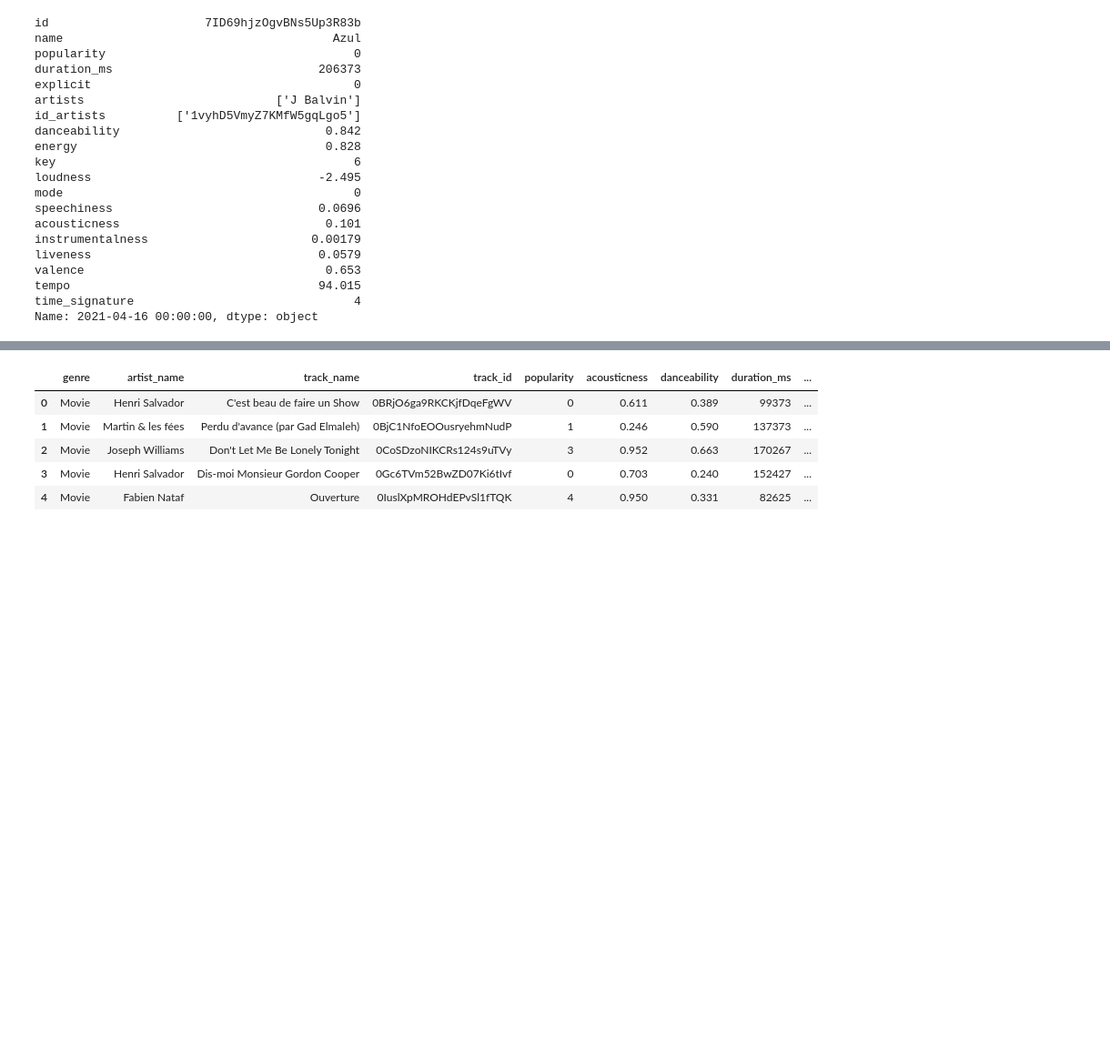
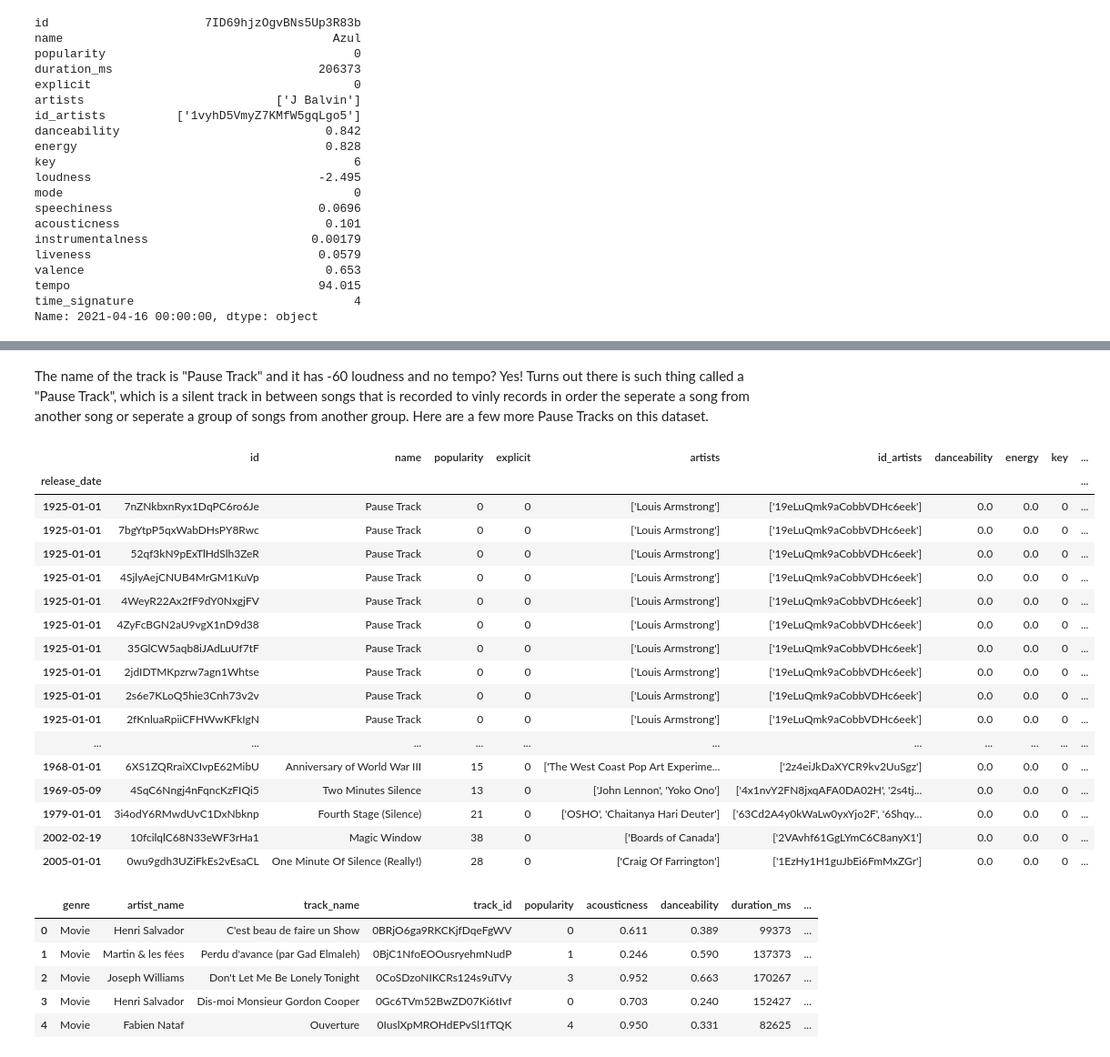
Before and after one commit to Parth-Gupta10/spotify-data-analysis, a Jupyter notebook: Spotify Analysis.ipynb, the cells around one changed output, grey strips where cells are left out. Shown at 91% size. Cells and saved outputs as stored; diff of their text form; code cells hidden in the pictures; blank space fills up the shorter version.

```diff
--- a/Spotify Analysis.ipynb
+++ b/Spotify Analysis.ipynb
@@ -350,7 +332,5 @@ fig.show()
 # %%
 #Average Duration over the years in seconds
-df_tracks = df_tracks.sort_index()
-df_tracks = df_tracks[1:]
 fig = px.bar(df_tracks["duration"].groupby(pd.Grouper(freq="Y")).mean(),labels={
                      "release_date": "Release Year",
                      "value": "Track Duration (sec)"})
@@ -362,3 +392,27 @@ fig.show()
+# %% [markdown]
+The name of the track is "Pause Track" and it has -60 loudness and no tempo? Yes! Turns out there is such thing called a "Pause Track", which is a silent track in between songs that is recorded to vinly records in order the seperate a song from another song or seperate a group of songs from another group. Here are a few more Pause Tracks on this dataset.
+# %%
+#Pause Tracks
+df_tracks[df_tracks['loudness'] == -60]
+# %% [output]
+|  | id | name | popularity | explicit | artists | id_artists | danceability | energy | key | ... |
+| release_date |  |  |  |  |  |  |  |  |  | ... |
+| 1925-01-01 | 7nZNkbxnRyx1DqPC6ro6Je | Pause Track | 0 | 0 | ['Louis Armstrong'] | ['19eLuQmk9aCobbVDHc6eek'] | 0.0 | 0.0 | 0 | ... |
+| 1925-01-01 | 7bgYtpP5qxWabDHsPY8Rwc | Pause Track | 0 | 0 | ['Louis Armstrong'] | ['19eLuQmk9aCobbVDHc6eek'] | 0.0 | 0.0 | 0 | ... |
+| 1925-01-01 | 52qf3kN9pExTlHdSlh3ZeR | Pause Track | 0 | 0 | ['Louis Armstrong'] | ['19eLuQmk9aCobbVDHc6eek'] | 0.0 | 0.0 | 0 | ... |
+| 1925-01-01 | 4SjlyAejCNUB4MrGM1KuVp | Pause Track | 0 | 0 | ['Louis Armstrong'] | ['19eLuQmk9aCobbVDHc6eek'] | 0.0 | 0.0 | 0 | ... |
+| 1925-01-01 | 4WeyR22Ax2fF9dY0NxgjFV | Pause Track | 0 | 0 | ['Louis Armstrong'] | ['19eLuQmk9aCobbVDHc6eek'] | 0.0 | 0.0 | 0 | ... |
+| 1925-01-01 | 4ZyFcBGN2aU9vgX1nD9d38 | Pause Track | 0 | 0 | ['Louis Armstrong'] | ['19eLuQmk9aCobbVDHc6eek'] | 0.0 | 0.0 | 0 | ... |
+| 1925-01-01 | 35GlCW5aqb8iJAdLuUf7tF | Pause Track | 0 | 0 | ['Louis Armstrong'] | ['19eLuQmk9aCobbVDHc6eek'] | 0.0 | 0.0 | 0 | ... |
+| 1925-01-01 | 2jdIDTMKpzrw7agn1Whtse | Pause Track | 0 | 0 | ['Louis Armstrong'] | ['19eLuQmk9aCobbVDHc6eek'] | 0.0 | 0.0 | 0 | ... |
+| 1925-01-01 | 2s6e7KLoQ5hie3Cnh73v2v | Pause Track | 0 | 0 | ['Louis Armstrong'] | ['19eLuQmk9aCobbVDHc6eek'] | 0.0 | 0.0 | 0 | ... |
+| 1925-01-01 | 2fKnluaRpiiCFHWwKFkIgN | Pause Track | 0 | 0 | ['Louis Armstrong'] | ['19eLuQmk9aCobbVDHc6eek'] | 0.0 | 0.0 | 0 | ... |
+| ... | ... | ... | ... | ... | ... | ... | ... | ... | ... | ... |
+| 1968-01-01 | 6XS1ZQRraiXCIvpE62MibU | Anniversary of World War III | 15 | 0 | ['The West Coast Pop Art Experime... | ['2z4eiJkDaXYCR9kv2UuSgz'] | 0.0 | 0.0 | 0 | ... |
+| 1969-05-09 | 4SqC6Nngj4nFqncKzFIQi5 | Two Minutes Silence | 13 | 0 | ['John Lennon', 'Yoko Ono'] | ['4x1nvY2FN8jxqAFA0DA02H', '2s4tj... | 0.0 | 0.0 | 0 | ... |
+| 1979-01-01 | 3i4odY6RMwdUvC1DxNbknp | Fourth Stage (Silence) | 21 | 0 | ['OSHO', 'Chaitanya Hari Deuter'] | ['63Cd2A4y0kWaLw0yxYjo2F', '6Shqy... | 0.0 | 0.0 | 0 | ... |
+| 2002-02-19 | 10fcilqlC68N33eWF3rHa1 | Magic Window | 38 | 0 | ['Boards of Canada'] | ['2VAvhf61GgLYmC6C8anyX1'] | 0.0 | 0.0 | 0 | ... |
+| 2005-01-01 | 0wu9gdh3UZiFkEs2vEsaCL | One Minute Of Silence (Really!) | 28 | 0 | ['Craig Of Farrington'] | ['1EzHy1H1guJbEi6FmMxZGr'] | 0.0 | 0.0 | 0 | ... |
 # %%
 df_genre = pd.read_csv("SpotifyFeatures.csv")
 # %%
```
Also changed, not shown: parts of 27 cells of this notebook.
